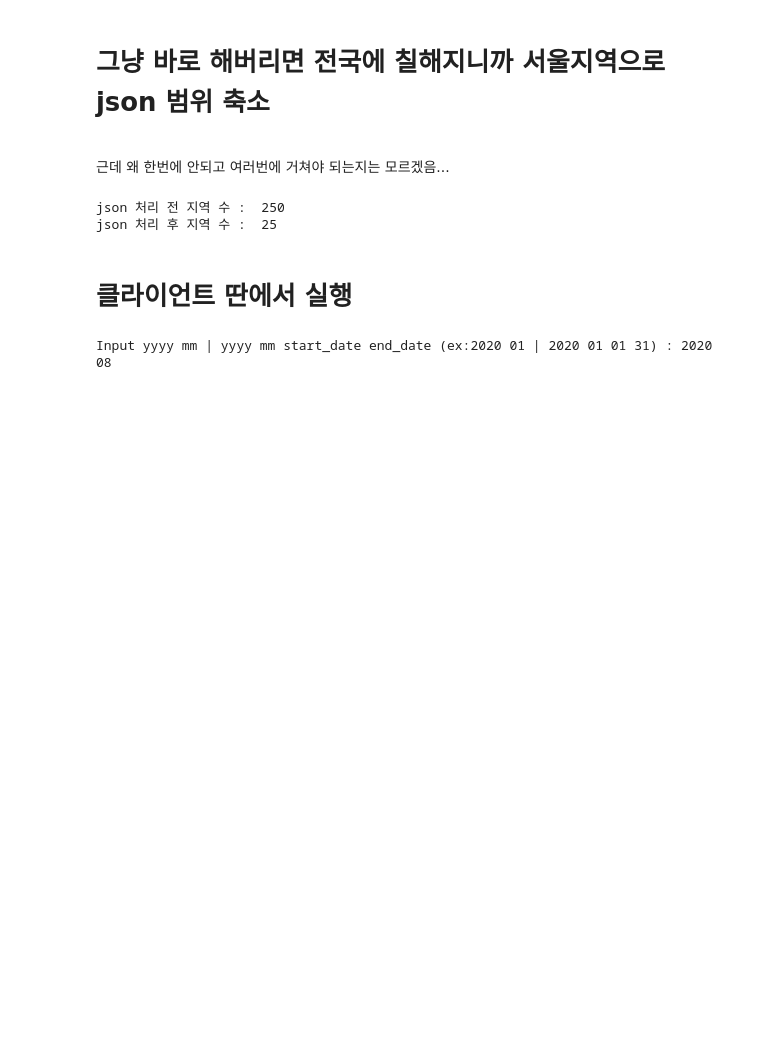
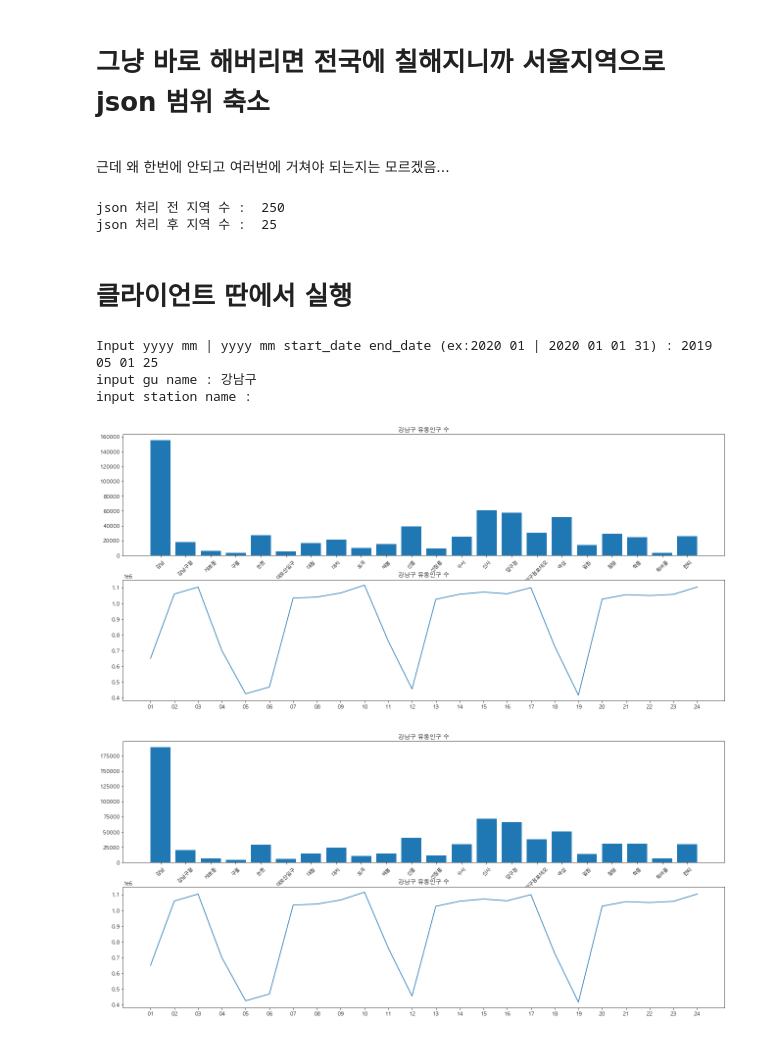
Before and after one commit to SeungYeonJeong22/seoulDataAnalysis, a Jupyter notebook: dataFrameSubMap-Copy1.ipynb, the cells around one changed output. Drawn from its saved outputs; the diff is of its cells as text; code cells hidden in the pictures; blank space fills up the shorter version.

```diff
--- a/dataFrameSubMap-Copy1.ipynb
+++ b/dataFrameSubMap-Copy1.ipynb
@@ -459,7 +519,6 @@ if __name__ == '__main__':
             print(e)
 
         #######################실행 란        #######################
-
         try:
             #일 값을 받을 경우 추가
             if not user_input_date['st'] == '' and not user_input_date['ed'] == '':
@@ -468,31 +527,42 @@ if __name__ == '__main__':
 
             #유저로부터 받은 연도가 DATA.keys()에 없으면 다음 확인
             for datayear in DATA.keys():
                 if not user_input_date['yy'] in datayear:
                     continue
                 #유저로부터 st, ed 둘다 받았을 때만 확인
                 if not user_input_date['st'] == '' and not user_input_date['ed'] == '':
                     st_my_subway_data,ed_my_subway_data = setSubwayData(params)
 
+                    #맵을 잘 받아왔으면 bar그래프와 line그래프 그리기
                     if not st_my_subway_data.OpenMap() == False and not ed_my_subway_data.OpenMap() == False:
+                        st_my_subway_data.DrawBarGraph()
+                        st_my_subway_data.DrawLineGraph()
+                        ed_my_subway_data.DrawBarGraph()
                         exit_flag = 1
                         break
                 #시작날 혹은 끝날 만 있을 경우 처리
                 elif bool(user_input_date['st'] == '') ^ bool(user_input_date['ed'] == ''):
                     print('start date and end date must be together')
                     continue
                 else:
                     my_subway_data = setSubwayData(params)
 
                     #map이 열리면 break
+                    #맵을 잘 받아왔으면 bar그래프와 line그래프 그리기
                     if not my_subway_data.OpenMap() == False:
+                        my_subway_data.DrawBarGraph()
+                        my_subway_data.DrawLineGraph()
                         exit_flag = 1
                         break
 
                 #안열리면 입력 형식에 문제있음
                 print("{} isn't correct year".format(user_input_date['yy']))
         except Exception as e:
             print(e)
             break
 # %% [output]
-Input yyyy mm | yyyy mm start_date end_date (ex:2020 01 | 2020 01 01 31) : 2020 08
+Input yyyy mm | yyyy mm start_date end_date (ex:2020 01 | 2020 01 01 31) : 2019 05 01 25
+input gu name : 강남구
+input station name :
+[figure, added]
+[figure, added]
```
Also changed, not shown: parts of 3 cells of this notebook.
